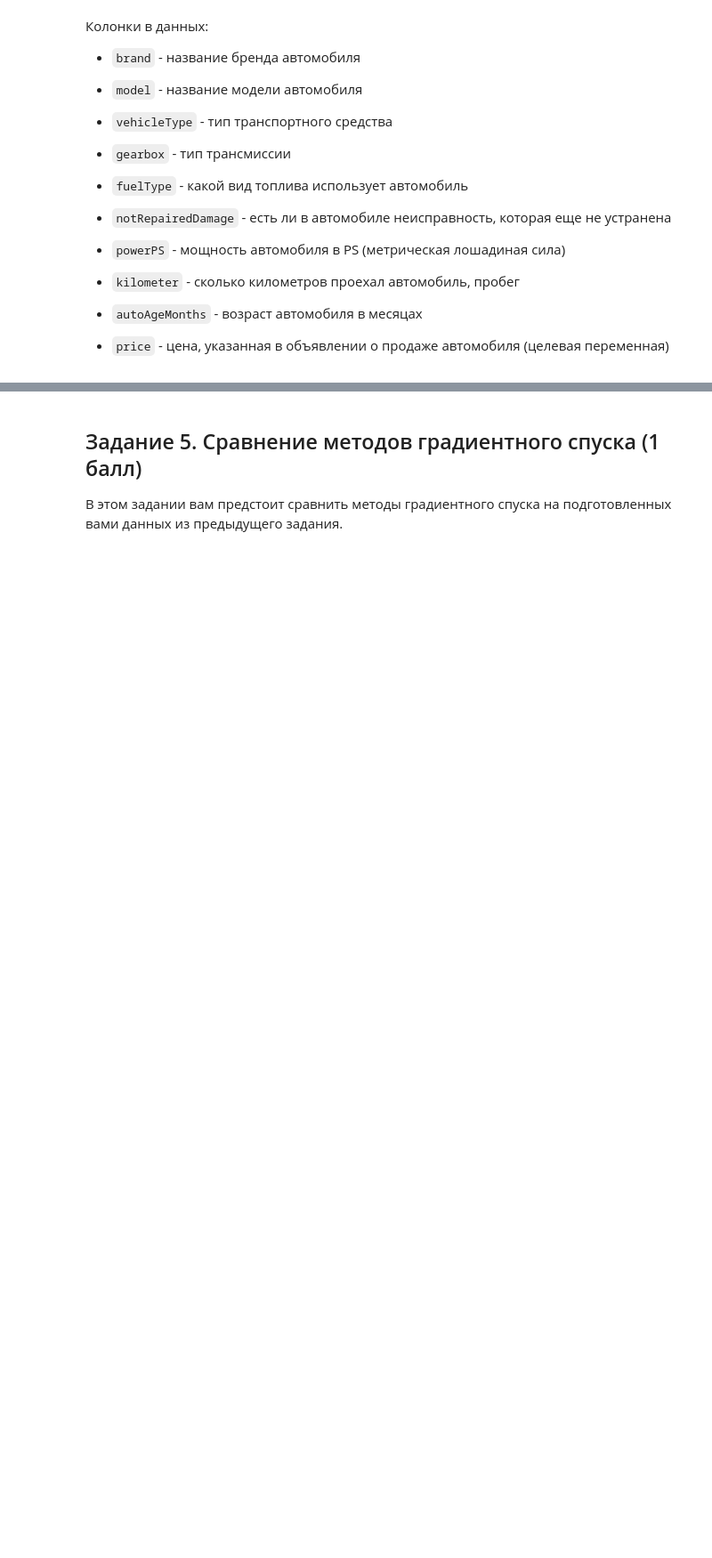
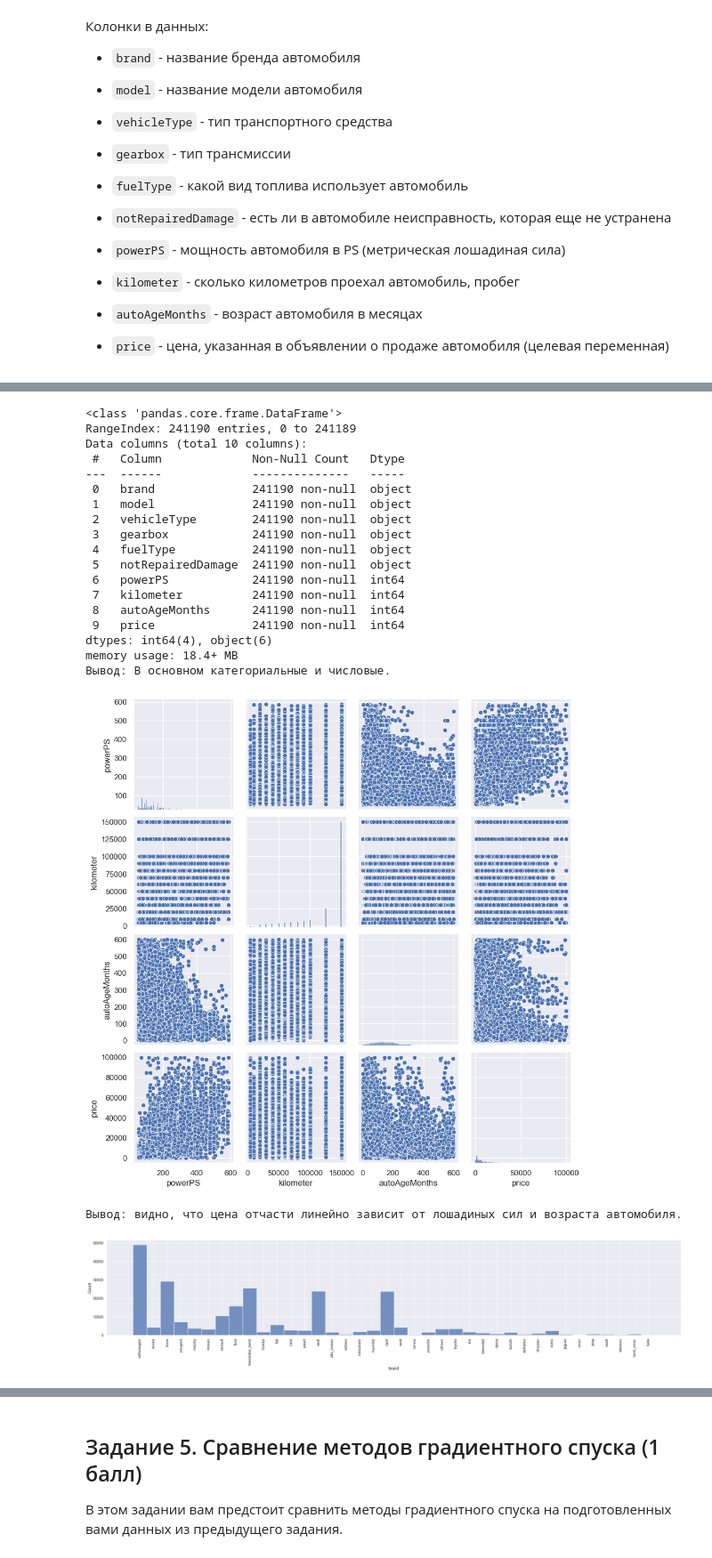
Before and after one commit to Aleshka5/LinReg_homework, a Jupyter notebook: ML MAI & SBER. GD. LAB 4.ipynb, the cells around one changed output, grey strips where cells are left out. Shown at 89% size. Drawn from its saved outputs; the diff is of its cells as text; code cells hidden in the pictures; blank space fills up the shorter version.

```diff
--- a/ML MAI & SBER. GD. LAB 4.ipynb
+++ b/ML MAI & SBER. GD. LAB 4.ipynb
@@ -358,0 +418,47 @@ other = []
+# %%
+# 3. Исследование данных
+# Проанализируйте типы данных в столбцах (категориальные, числовые, текстовые и т.д.).
+data.info()
+print("Вывод: В основном категориальные и числовые.")
+categorical = ['brand', 'model', 'vehicleType', 'gearbox', 'fuelType', 'notRepairedDamage']
+numeric = ['powerPS', 'kilometer', 'autoAgeMonths', 'price']
+# Постройте графики для анализа зависимости целевой переменной от других признаков. Это поможет понять, какие признаки влияют на целевую переменную.
+sns.pairplot(data=data[numeric])
+plt.show()
+print("Вывод: видно, что цена отчасти линейно зависит от лошадиных сил и возраста автомобиля.")
+# Изучите распределения значений признаков для выявления аномалий и выбросов. Определите, какие признаки требуют предварительной обработки или трансформации.
+for col in data.columns:
+    x_size = len(data[col].unique())
+    plt.figure(figsize=(min(5+x_size,30),5))
+    plt.xticks(rotation=90)
+    sns.histplot(data[col])
+    plt.show()
+
+print("Вывод: проанализировав графики распределений я вижу дисбаланс классов по типу топлива и присутствиям поломок у авто, но это не вызовет проблем при использовании Adam оптимизатора.\n\n")
+print(f"Средняя цена без поломки: {data[data["notRepairedDamage"]=="nein"]["price"].mean()}")
+print(f"Средняя цена с поломкой: {data[data["notRepairedDamage"]=="ja"]["price"].mean()}")
+print("С поломками в среднем дешевле.\n\n")
+# На основе графиков и анализа определите, какие признаки кажутся полезными для моделирования.
+print("Мне кажутся особенно полезными: марка, факт поломки, пробег и мощность двигателя, но использовать далее я буду все имеющиеся фичи.")
+# %% [output]
+<class 'pandas.core.frame.DataFrame'>
+RangeIndex: 241190 entries, 0 to 241189
+Data columns (total 10 columns):
+ #   Column             Non-Null Count   Dtype
+---  ------             --------------   -----
+ 0   brand              241190 non-null  object
+ 1   model              241190 non-null  object
+ 2   vehicleType        241190 non-null  object
+ 3   gearbox            241190 non-null  object
+ 4   fuelType           241190 non-null  object
+ 5   notRepairedDamage  241190 non-null  object
+ 6   powerPS            241190 non-null  int64
+ 7   kilometer          241190 non-null  int64
+ 8   autoAgeMonths      241190 non-null  int64
+ 9   price              241190 non-null  int64
+dtypes: int64(4), object(6)
+memory usage: 18.4+ MB
+Вывод: В основном категориальные и числовые.
+[figure, added]
+Вывод: видно, что цена отчасти линейно зависит от лошадиных сил и возраста автомобиля.
+[figure, added]
```
Also changed, not shown: parts of 24 cells of this notebook, 4 other files.
